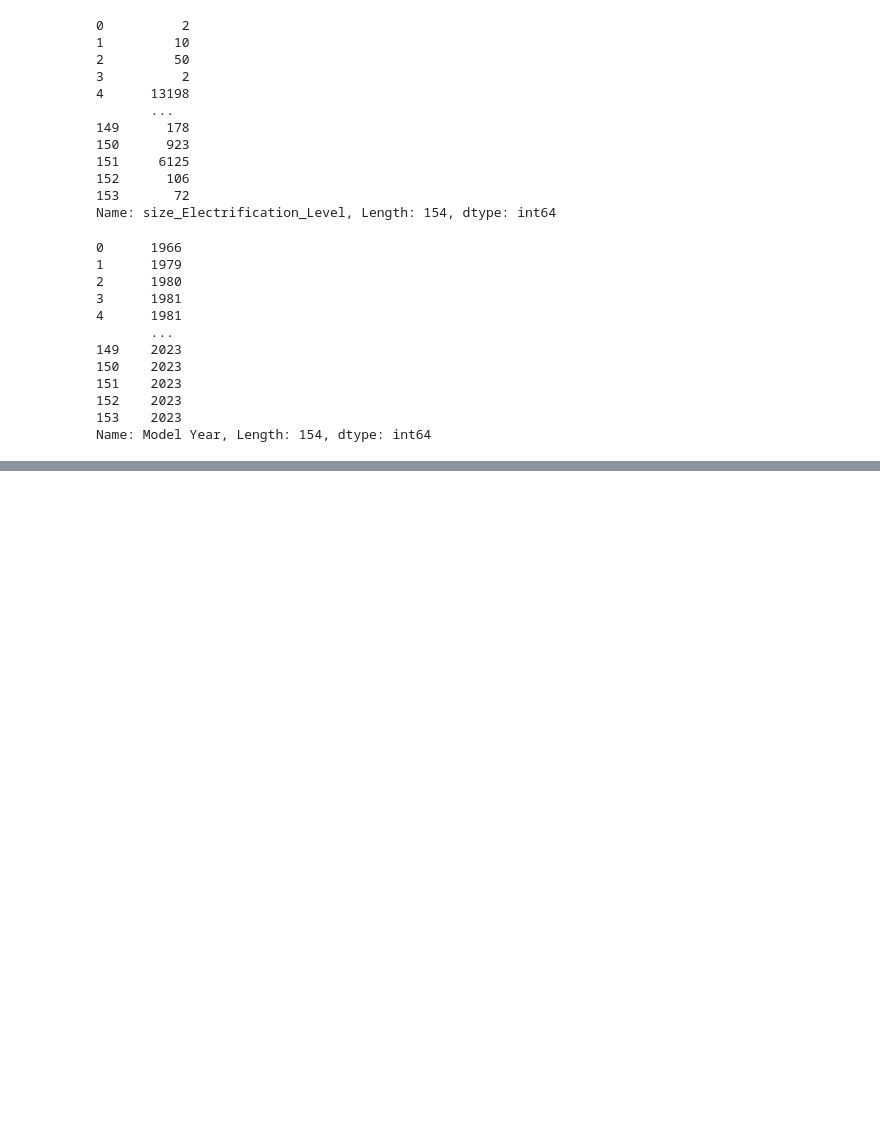
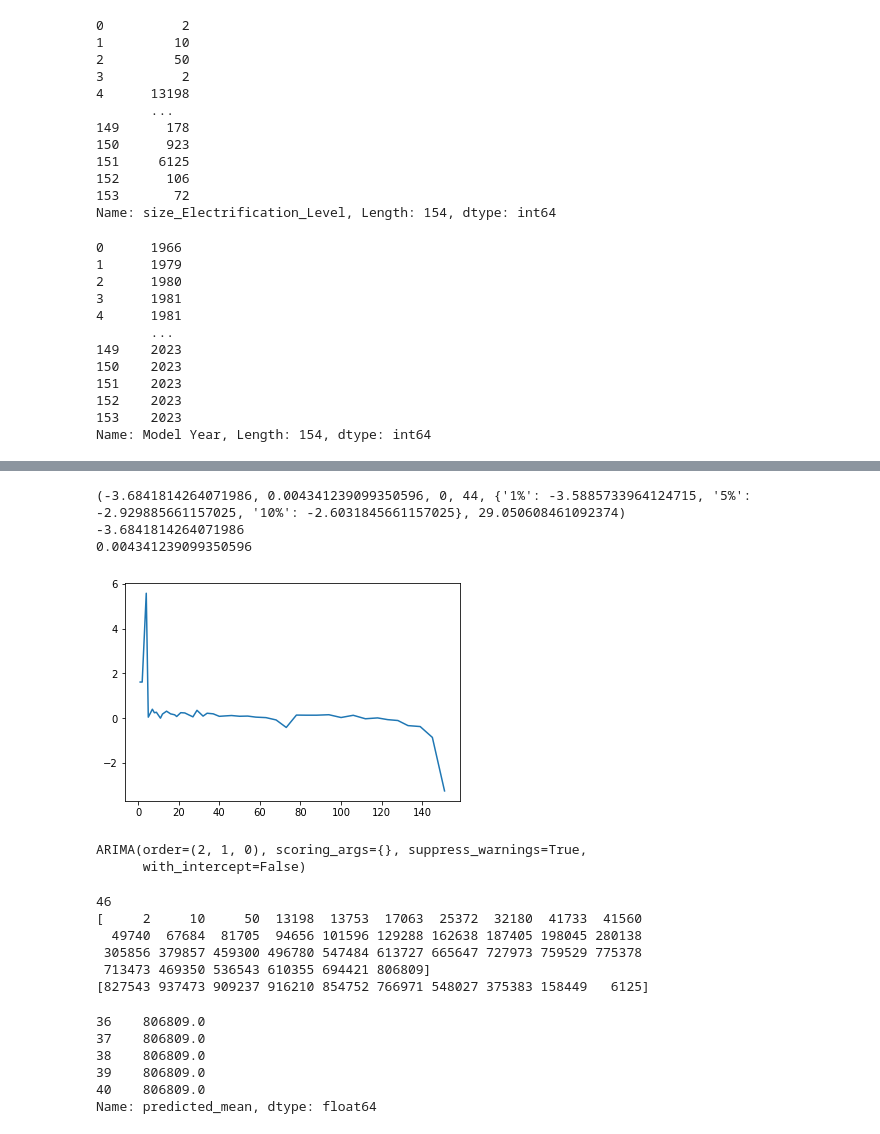
Before and after one commit to IscYeon/electricVehecleProject, a Jupyter notebook: Project.ipynb, the cells around one changed output, grey strips where cells are left out. Drawn from its saved outputs; the diff is of its cells as text; code cells hidden in the pictures; blank space fills up the shorter version.

Commit message:
ARIMA another way

```diff
--- a/Project.ipynb
+++ b/Project.ipynb
@@ -190,0 +245,14 @@ Name: Model Year, Length: 154, dtype: int64
+# %%
+from statsmodels.tsa.stattools import adfuller
+
+diff1 = np.log(df['size_Electrification_Level']).diff(periods=1).iloc[1:]
+diff1.plot()
+result = adfuller(diff1)
+print(result)
+print(result[0])
+print(result[1])
+# %% [output]
+(-3.6841814264071986, 0.004341239099350596, 0, 44, {'1%': -3.5885733964124715, '5%': -2.929885661157025, '10%': -2.6031845661157025}, 29.050608461092374)
+-3.6841814264071986
+0.004341239099350596
+[figure, added]
@@ -190,0 +261,22 @@ Name: Model Year, Length: 154, dtype: int64
+# %%
+from pmdarima.arima import auto_arima
+model = auto_arima(df['size_Electrification_Level'], suppress_warning=True)
+model
+# %% [output]
+ARIMA(order=(2, 1, 0), scoring_args={}, suppress_warnings=True,
+      with_intercept=False)
+# %%
+# 학습용, 검증용 구분
+n = int(df.shape[0]*.8)
+train = df[:n]
+test = df[n:]
+print(len(df['size_Electrification_Level']))
+print(train['size_Electrification_Level'].values)
+print(test['size_Electrification_Level'].values)
+# %% [output]
+46
+[     2     10     50  13198  13753  17063  25372  32180  41733  41560
+  49740  67684  81705  94656 101596 129288 162638 187405 198045 280138
+ 305856 379857 459300 496780 547484 613727 665647 727973 759529 775378
+ 713473 469350 536543 610355 694421 806809]
+[827543 937473 909237 916210 854752 766971 548027 375383 158449   6125]
@@ -190,0 +286,10 @@ Name: Model Year, Length: 154, dtype: int64
+# %%
+fore = model.forecast(steps=5)
+print(fore)
+# %% [output]
+36    806809.0
+37    806809.0
+38    806809.0
+39    806809.0
+40    806809.0
+Name: predicted_mean, dtype: float64
```
Also changed, not shown: parts of 16 cells of this notebook.
